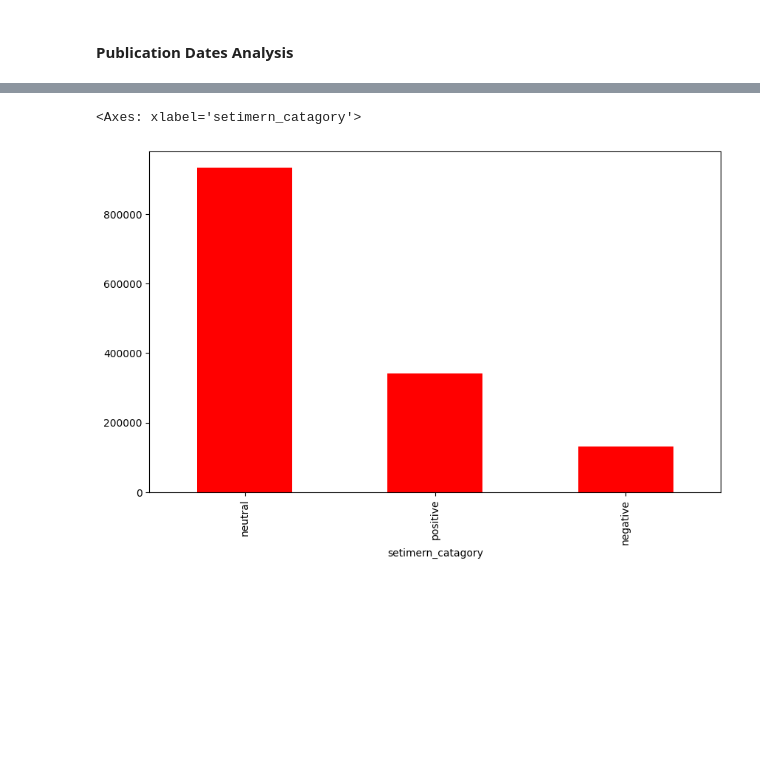
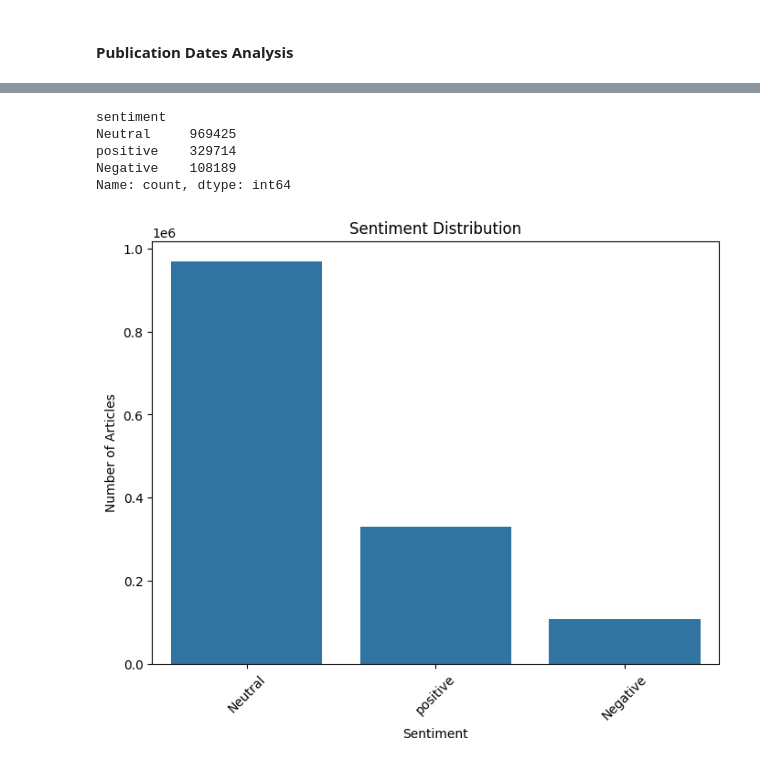
Before and after one commit to getahunTiruneh/Nova-Financial-Solutions, a Jupyter notebook: notebooks/Nova_EDA.ipynb, the cells around one changed output, grey strips where cells are left out. Cells and saved outputs as stored; diff of their text form; code cells hidden in the pictures; blank space fills up the shorter version.

```diff
--- a/notebooks/Nova_EDA.ipynb
+++ b/notebooks/Nova_EDA.ipynb
@@ -132,5 +152,10 @@ df.head()
 # %%
-df['setimern_catagory'].value_counts().plot(kind='bar',figsize=(10,6),color='r')
+# df['setimern_catagory'].value_counts().plot(kind='bar',figsize=(10,6),color='r')
+ta.plot_sentiment_distribution()
 # %% [output]
-<Axes: xlabel='setimern_catagory'>
+sentiment
+Neutral     969425
+positive    329714
+Negative    108189
+Name: count, dtype: int64
-[figure, old version]
+[figure, new version]
```
Also changed, not shown: parts of 36 cells of this notebook.
